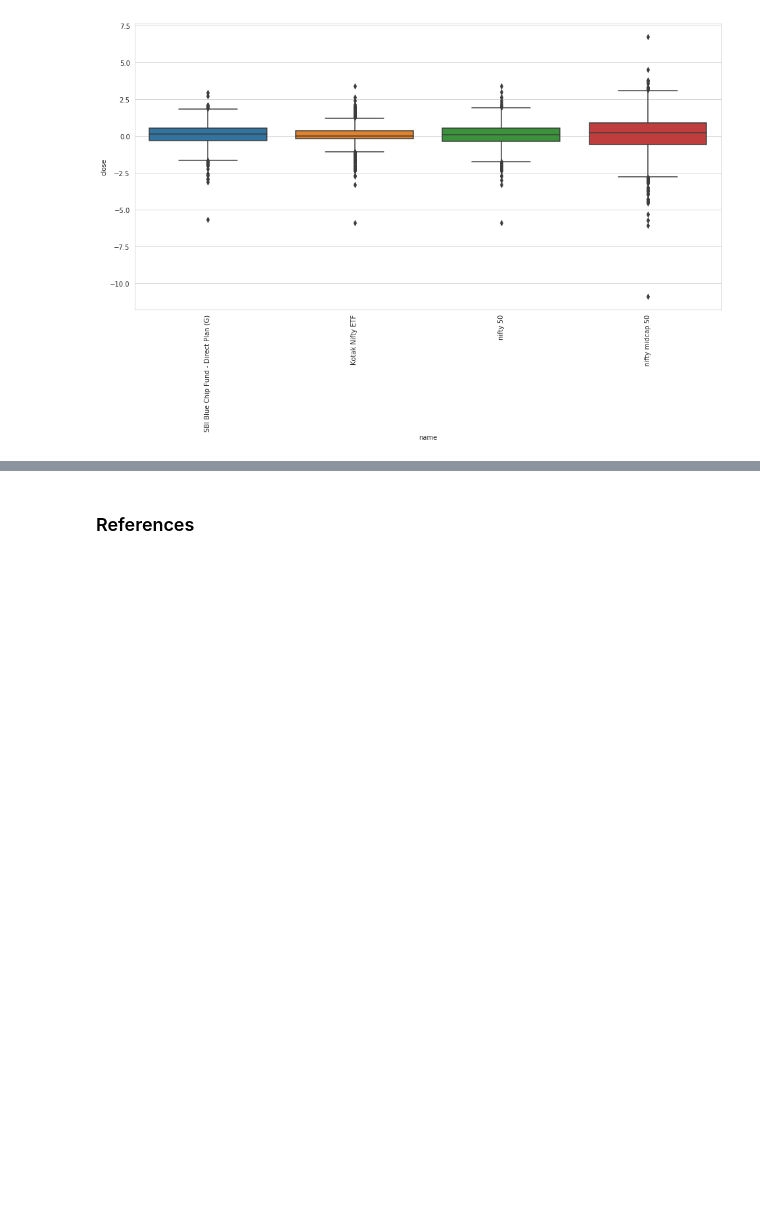
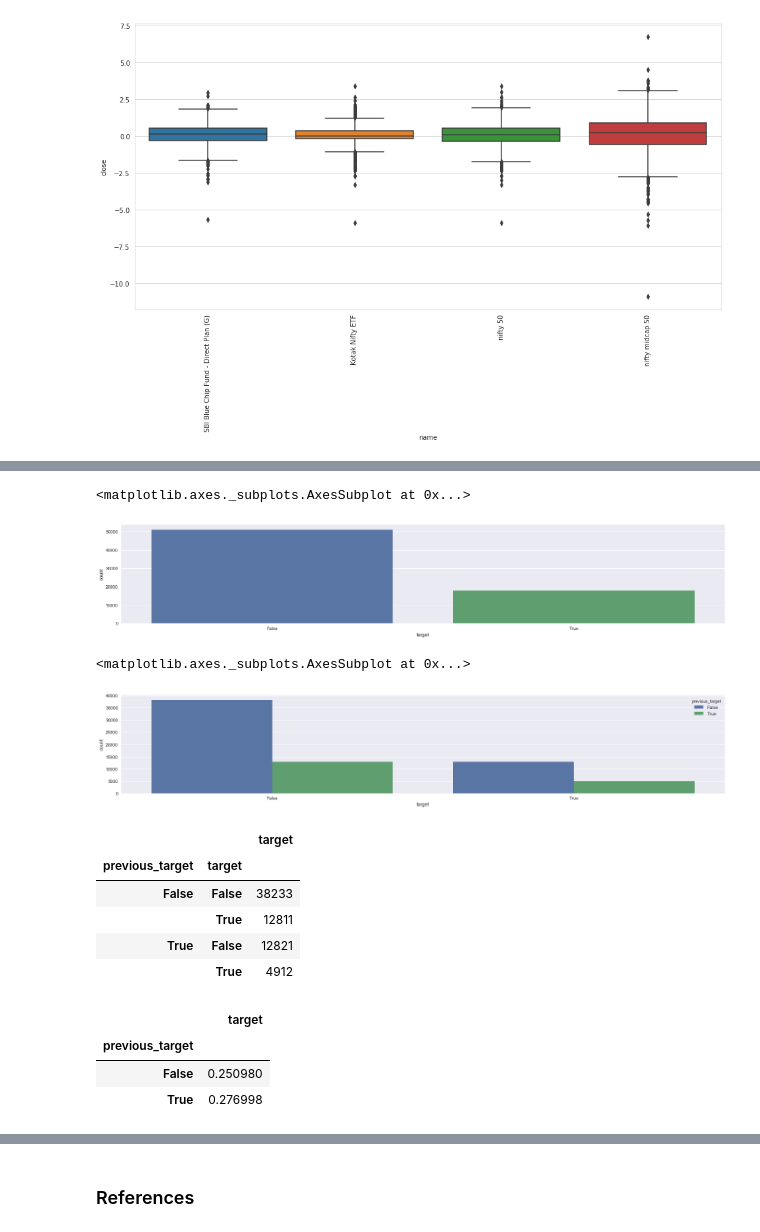
Before and after one commit to faizanahemad/data-science-utils, a Jupyter notebook: data_science_utils/financial/Stock Analysis.ipynb, the cells around one changed output, grey strips where cells are left out. Cells and saved outputs as stored; diff of their text form; code cells hidden in the pictures; blank space fills up the shorter version.

```diff
--- a/data_science_utils/financial/mutual_fund.ipynb
+++ b/data_science_utils/financial/Stock Analysis.ipynb
@@ -1286,0 +1388,2 @@ comparative_analysis(['MSB532','MKM321'],threadpool_size=128)
+# %%
+all_prices_df = {acc:accumulator[acc]['past_prices']['all_past_prices'][["close","volume"]] for acc in nifty_symbols}
@@ -1286,0 +1426,17 @@ comparative_analysis(['MSB532','MKM321'],threadpool_size=128)
+# %%
+nifty_five_years = None
+date_five_years = pd.to_datetime(datetime.date(2013, 1, 1))
+for symbol in nifty_symbols:
+    df = all_prices_df[symbol]
+    df = df[df.index>date_five_years]
+    df['name'] = symbol
+    if nifty_five_years is None:
+        nifty_five_years = df
+    else:
+        nifty_five_years = pd.concat((df,nifty_five_years))
+# %%
+nifty_five_years[['previous_target','target']].fillna(False,inplace=True)
+nifty_five_years[['previous_target','target']] = nifty_five_years[['previous_target','target']].astype(bool)
+# %%
+nifty_five_years.sort_index(ascending=False,inplace=True)
+nifty_five_years.head()
@@ -1286,0 +1450,24 @@ comparative_analysis(['MSB532','MKM321'],threadpool_size=128)
+# %%
+sns.set(style="darkgrid")
+sns.countplot(x='target',data=nifty_five_years)
+plt.show()
+sns.countplot(x='target',hue='previous_target',data=nifty_five_years)
+plt.show()
+
+nifty_five_years.groupby(['previous_target','target'])[['target']].count()
+nifty_five_years.groupby(['previous_target'])[['target']].mean()
+# %% [output]
+<matplotlib.axes._subplots.AxesSubplot at 0x...>
+[figure, added]
+<matplotlib.axes._subplots.AxesSubplot at 0x...>
+[figure, added]
+|  |  | target |
+| previous_target | target |  |
+| False | False | 38233 |
+|  | True | 12811 |
+| True | False | 12821 |
+|  | True | 4912 |
+|  | target |
+| previous_target |  |
+| False | 0.250980 |
+| True | 0.276998 |
```
Also changed, not shown: parts of 31 cells of this notebook, 6 other files.
